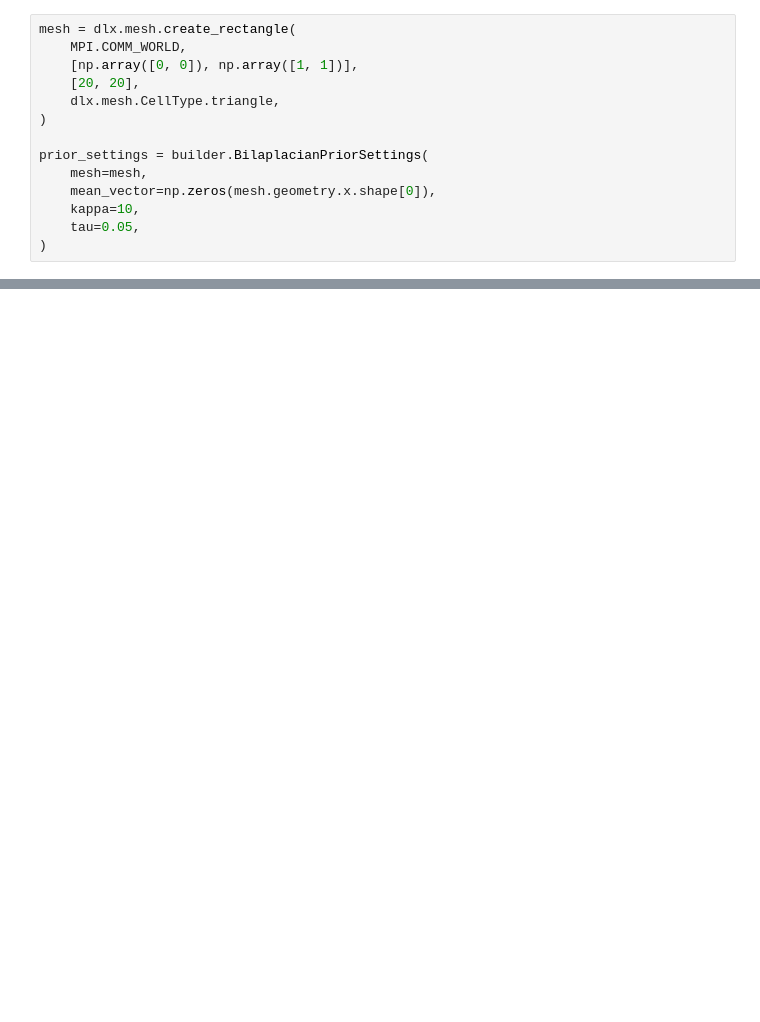
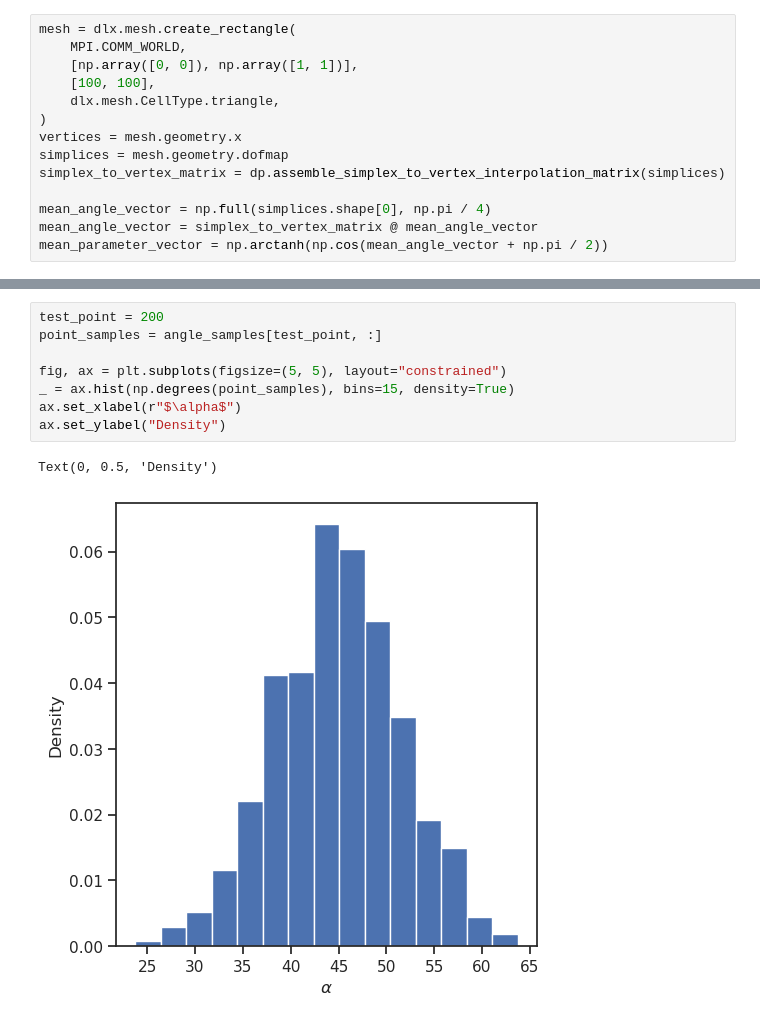
Before and after one commit to maximilian-kruse/Cardiac-Electrophysiology, a Jupyter notebook: notebooks/prior_test.ipynb, the cells around one changed output, grey strips where cells are left out. Cells and saved outputs as stored; diff of their text form; blank space fills up the shorter version.

Commit message:
feat:implement_forward_uq_test

```diff
--- a/notebooks/prior_test.ipynb
+++ b/notebooks/prior_test.ipynb
@@ -11,14 +13,14 @@ sns.set_theme(style="ticks")
 mesh = dlx.mesh.create_rectangle(
     MPI.COMM_WORLD,
     [np.array([0, 0]), np.array([1, 1])],
-    [20, 20],
+    [100, 100],
     dlx.mesh.CellType.triangle,
 )
+vertices = mesh.geometry.x
+simplices = mesh.geometry.dofmap
+simplex_to_vertex_matrix = dp.assemble_simplex_to_vertex_interpolation_matrix(simplices)
 
-prior_settings = builder.BilaplacianPriorSettings(
-    mesh=mesh,
-    mean_vector=np.zeros(mesh.geometry.x.shape[0]),
-    kappa=10,
-    tau=0.05,
-)
+mean_angle_vector = np.full(simplices.shape[0], np.pi / 4)
+mean_angle_vector = simplex_to_vertex_matrix @ mean_angle_vector
+mean_parameter_vector = np.arctanh(np.cos(mean_angle_vector + np.pi / 2))
 # %%
@@ -54,0 +71,11 @@ plt.show()
+# %%
+test_point = 200
+point_samples = angle_samples[test_point, :]
+
+fig, ax = plt.subplots(figsize=(5, 5), layout="constrained")
+_ = ax.hist(np.degrees(point_samples), bins=15, density=True)
+ax.set_xlabel(r"$\alpha$")
+ax.set_ylabel("Density")
+# %% [output]
+Text(0, 0.5, 'Density')
+[figure, added]
```
Also changed, not shown: parts of 4 cells of this notebook, 7 other files.
